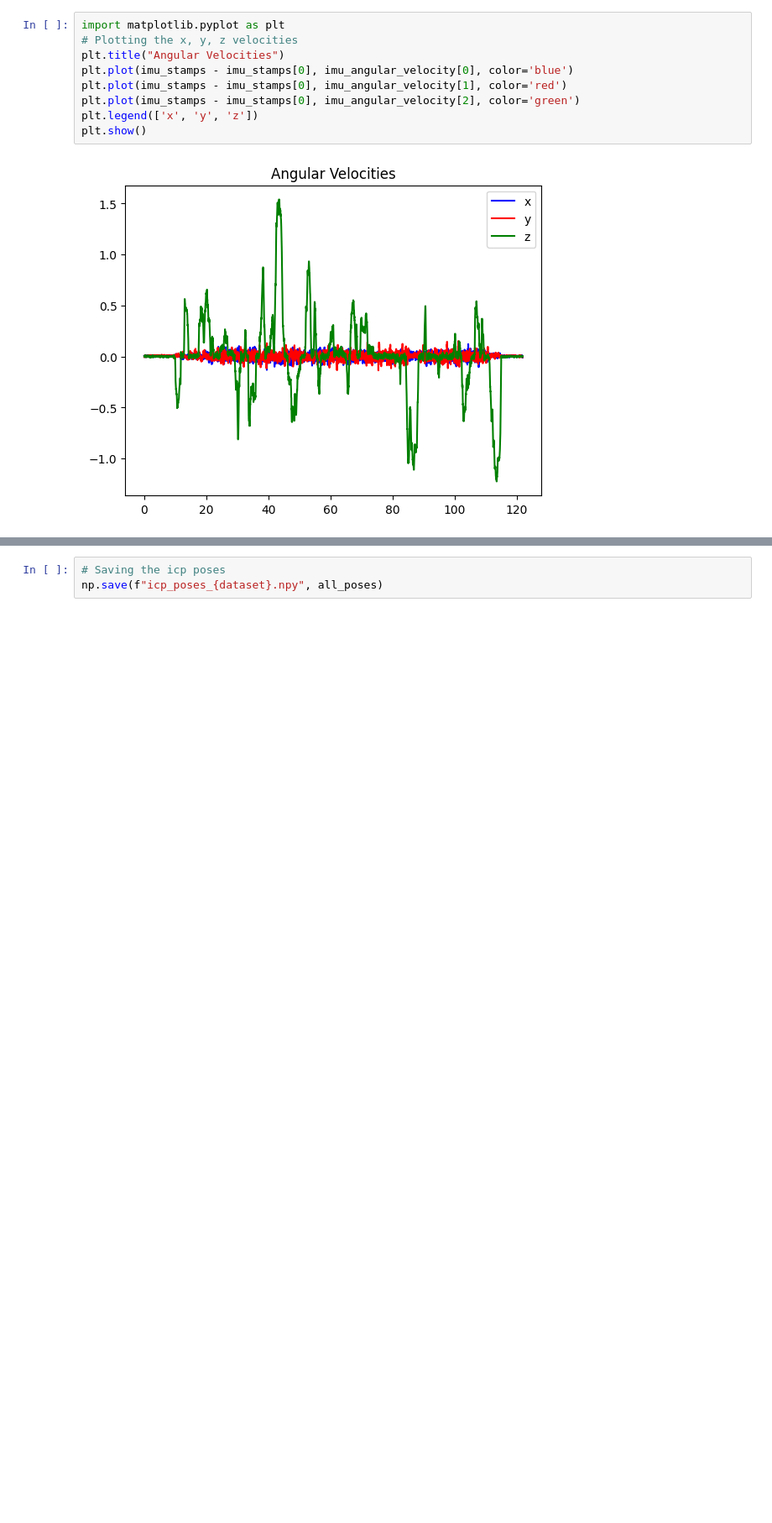
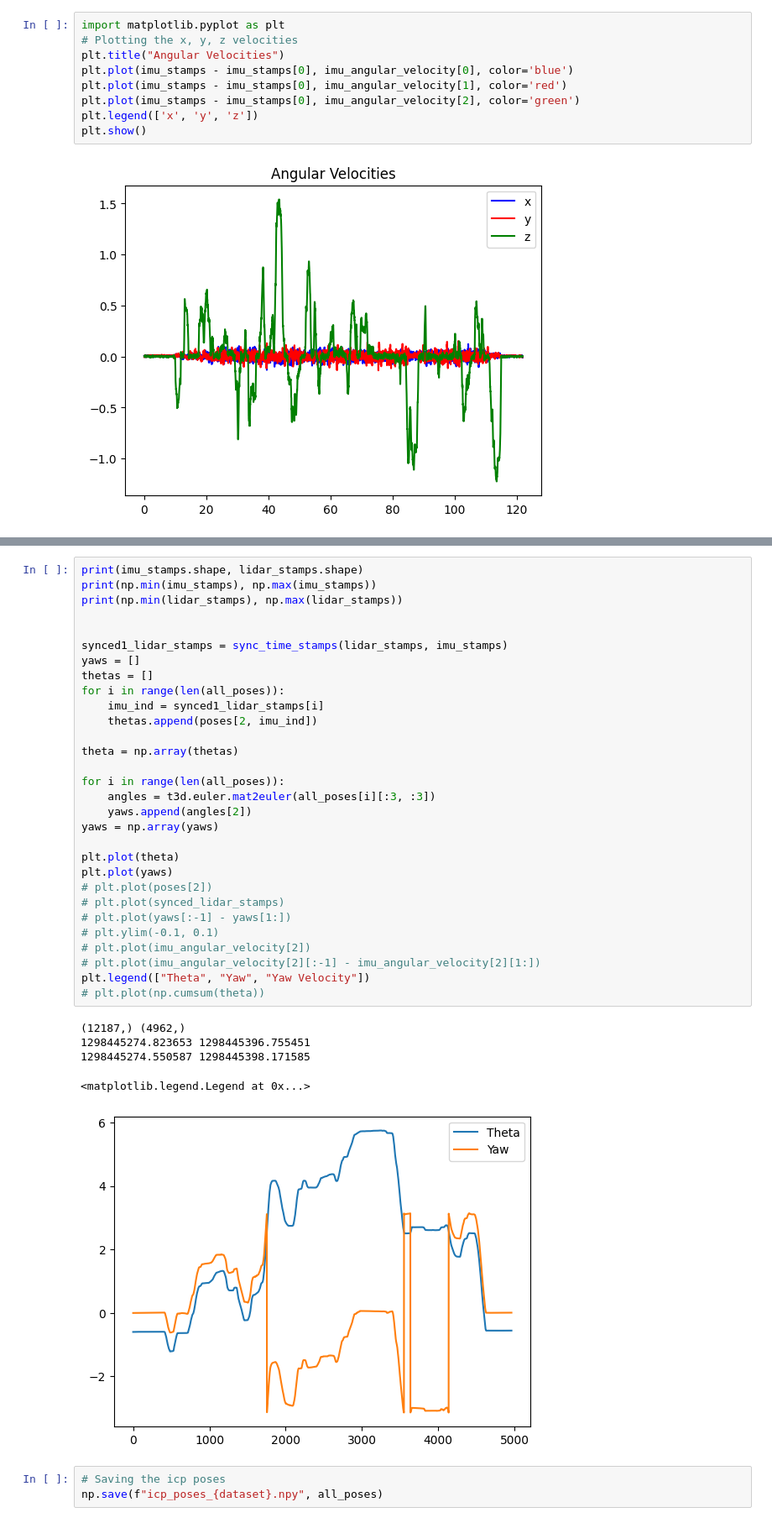
Before and after one commit to pedramaghazadeh/ECE276a, a Jupyter notebook: Project2/code/icp_warm_up/part2.ipynb, the cells around one changed output, grey strips where cells are left out. Shown: that part at 84% size. Drawn from its saved outputs; the diff is of its cells as text; blank space fills up the shorter version.

```diff
--- a/Project2/code/icp_warm_up/part2.ipynb
+++ b/Project2/code/icp_warm_up/part2.ipynb
@@ -255,3 +264,39 @@ plt.show()
+# %%
+print(imu_stamps.shape, lidar_stamps.shape)
+print(np.min(imu_stamps), np.max(imu_stamps))
+print(np.min(lidar_stamps), np.max(lidar_stamps))
+
+
+synced1_lidar_stamps = sync_time_stamps(lidar_stamps, imu_stamps)
+yaws = []
+thetas = []
+for i in range(len(all_poses)):
+    imu_ind = synced1_lidar_stamps[i]
+    thetas.append(poses[2, imu_ind])
+
+theta = np.array(thetas)
+
+for i in range(len(all_poses)):
+    angles = t3d.euler.mat2euler(all_poses[i][:3, :3])
+    yaws.append(angles[2])
+yaws = np.array(yaws)
+
+plt.plot(theta)
+plt.plot(yaws)
+# plt.plot(poses[2])
+# plt.plot(synced_lidar_stamps)
+# plt.plot(yaws[:-1] - yaws[1:])
+# plt.ylim(-0.1, 0.1)
+# plt.plot(imu_angular_velocity[2])
+# plt.plot(imu_angular_velocity[2][:-1] - imu_angular_velocity[2][1:])
+plt.legend(["Theta", "Yaw", "Yaw Velocity"])
+# plt.plot(np.cumsum(theta))
+# %% [output]
+(12187,) (4962,)
+1298445274.823653 1298445396.755451
+1298445274.550587 1298445398.171585
+<matplotlib.legend.Legend at 0x...>
+[figure, added]
 # %%
 # Saving the icp poses
 np.save(f"icp_poses_{dataset}.npy", all_poses)
```
Also changed, not shown: parts of 8 cells of this notebook, 3 other files.
